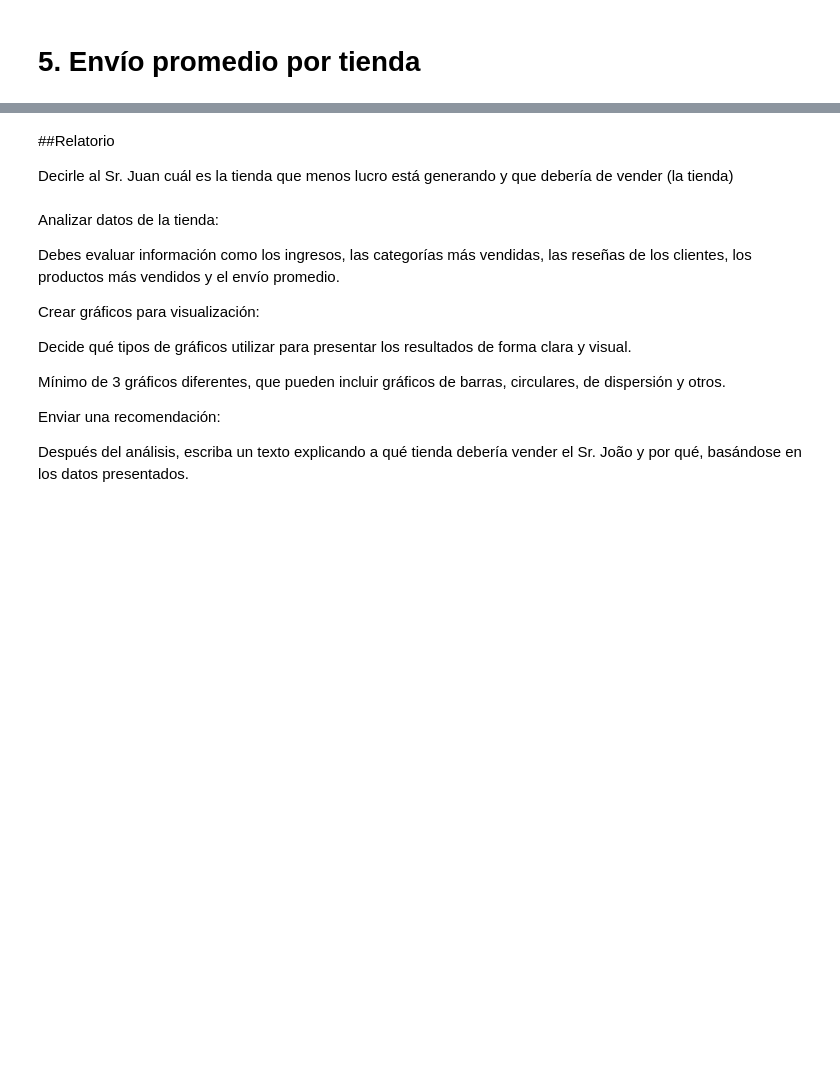
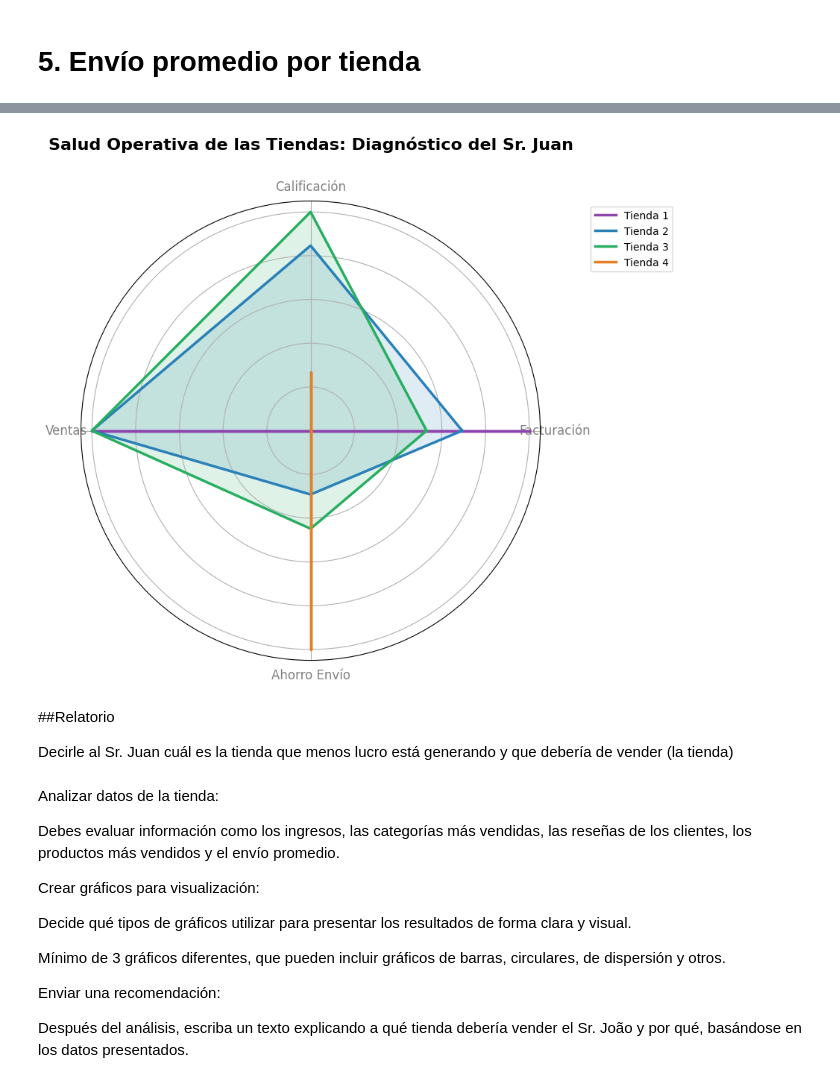
Before and after one commit to idabelZone/Proyecto-DA-AluraStoreLatam, a Jupyter notebook: AluraStoreLatam.ipynb, the cells around one changed output, grey strips where cells are left out. Drawn from its saved outputs; the diff is of its cells as text; code cells hidden in the pictures; blank space fills up the shorter version.

```diff
--- a/AluraStoreLatam.ipynb
+++ b/AluraStoreLatam.ipynb
@@ -35,0 +361,20 @@ tienda.head()
+# %%
+def extraer_pilares(df):
+    return {
+        'Facturación': df['Precio'].sum(),
+        'Calificación': df['Calificación'].mean(),
+        'Ventas': len(df),
+        'Ahorro Envío': 1 / df['Costo de envío'].mean()
+    }
+
+# Se extraen los datos de las 4 tiendas
+datos_radar = [extraer_pilares(tienda), extraer_pilares(tienda2),
+               extraer_pilares(tienda3), extraer_pilares(tienda4)]
+
+df_radar = pd.DataFrame(datos_radar, index=['Tienda 1', 'Tienda 2', 'Tienda 3', 'Tienda 4'])
+
+# Para que el radar sea equilibrado
+df_norm = (df_radar - df_radar.min()) / (df_radar.max() - df_radar.min())
+
+print("MÉTRICAS NORMALIZADAS PARA EL RADAR")
+display(df_norm)
@@ -36,3 +388,35 @@ tienda.head()
+# %%
+import matplotlib.pyplot as plt
+import numpy as np
+
+# Configuración básica
+categorias = list(df_norm.columns)
+N = len(categorias)
+angulos = [n / float(N) * 2 * np.pi for n in range(N)]
+angulos += angulos[:1] # Se cierra el círculo
+
+fig, ax = plt.subplots(figsize=(8, 8), subplot_kw=dict(polar=True))
+
+colores = ['#8e44ad', '#2980b9', '#27ae60', '#e67e22'] # Morado, Azul, Verde, Naranja
+
+for i, tienda_nombre in enumerate(df_norm.index):
+    valores = df_norm.loc[tienda_nombre].values.flatten().tolist()
+    valores += valores[:1] # Se cierra el círculo
+
+    # Para la línea y el relleno
+    ax.plot(angulos, valores, linewidth=2.5, linestyle='solid', label=tienda_nombre, color=colores[i])
+    ax.fill(angulos, valores, color=colores[i], alpha=0.15)
+
+# Las etiquetas
+plt.xticks(angulos[:-1], categorias, color='grey', size=12)
+ax.set_yticklabels([]) # Se quitan los números internos para no perder el foco
+
+plt.title('Salud Operativa de las Tiendas: Diagnóstico del Sr. Juan', size=16, fontweight='bold', y=1.1)
+plt.legend(loc='upper right', bbox_to_anchor=(1.3, 1.0))
+
+plt.show()
+# %% [output]
+[figure, added]
 # %% [markdown]
 ##Relatorio
 
```
Also changed, not shown: parts of 16 cells of this notebook.
